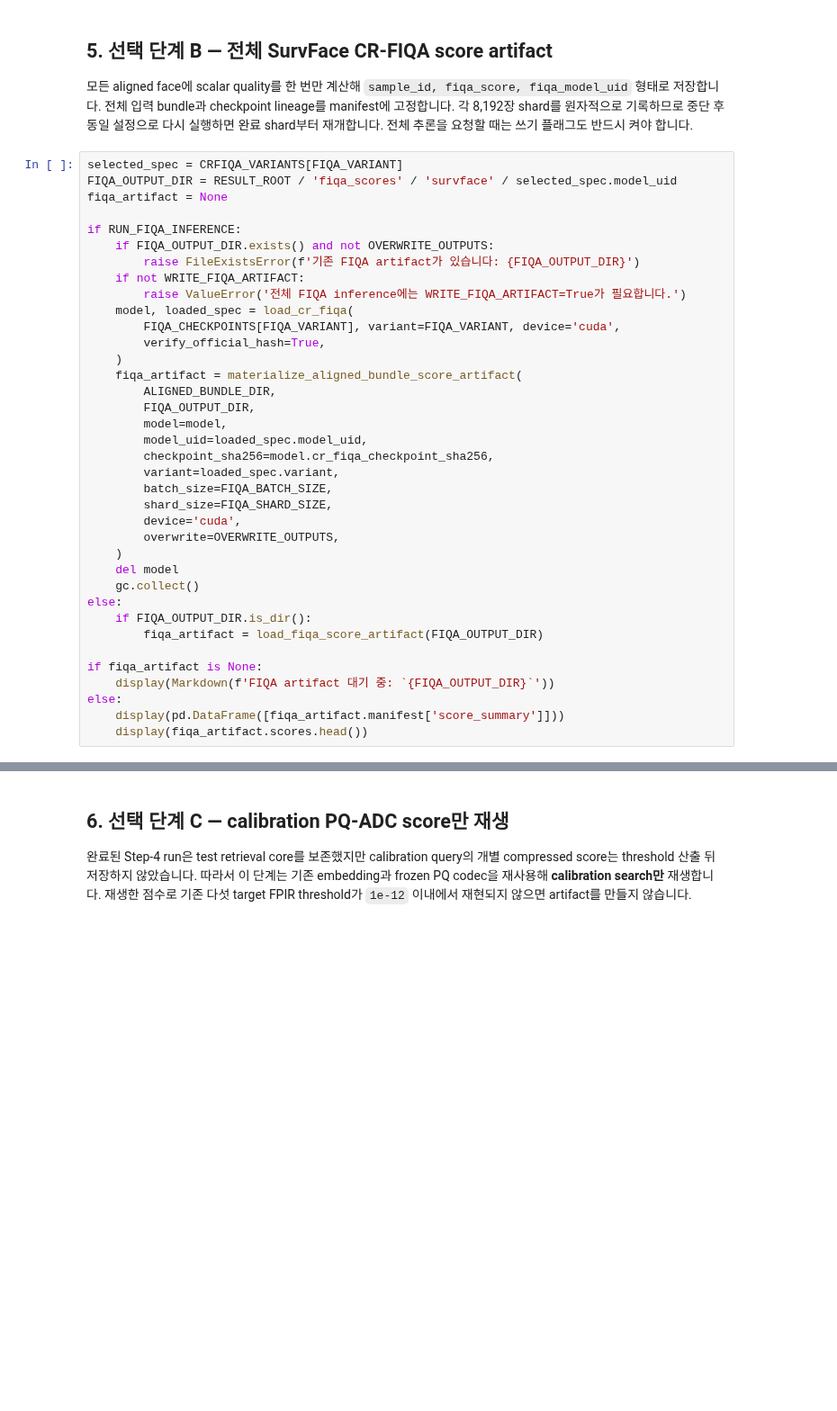
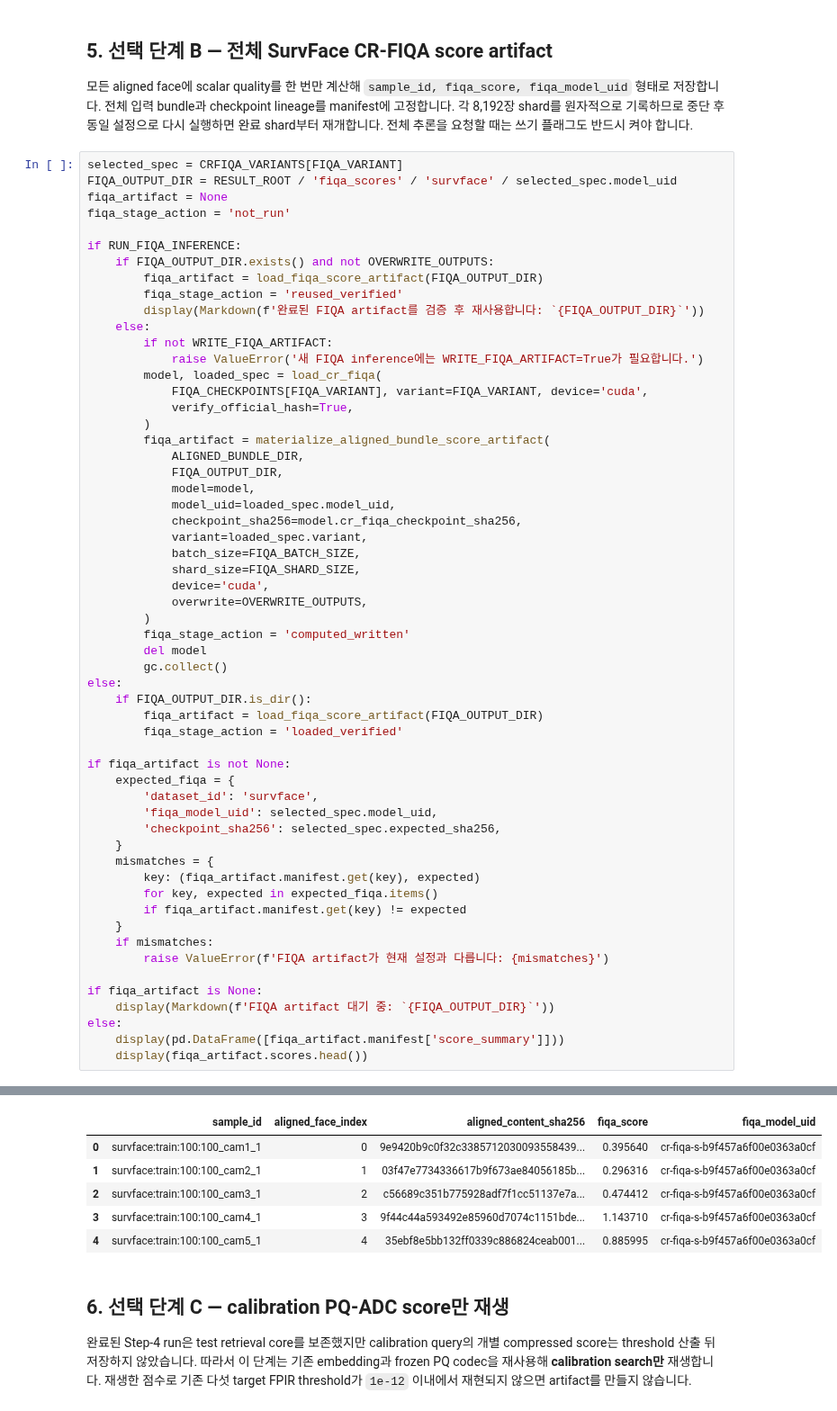
Before and after one commit to knougitrepos/ronbun, a Jupyter notebook: notebooks/calibration/00_fiqa_conditioned_threshold_calibration.ipynb, the cells around one changed output, grey strips where cells are left out. Shown at 90% size. Saved outputs shown, nothing was run; the diff lists cells and outputs as text; blank space fills up the shorter version.

```diff
--- a/notebooks/calibration/00_fiqa_conditioned_threshold_calibration.ipynb
+++ b/notebooks/calibration/00_fiqa_conditioned_threshold_calibration.ipynb
@@ -254,36 +285,57 @@ else:
 selected_spec = CRFIQA_VARIANTS[FIQA_VARIANT]
 FIQA_OUTPUT_DIR = RESULT_ROOT / 'fiqa_scores' / 'survface' / selected_spec.model_uid
 fiqa_artifact = None
+fiqa_stage_action = 'not_run'
 
 if RUN_FIQA_INFERENCE:
     if FIQA_OUTPUT_DIR.exists() and not OVERWRITE_OUTPUTS:
-        raise FileExistsError(f'기존 FIQA artifact가 있습니다: {FIQA_OUTPUT_DIR}')
-    if not WRITE_FIQA_ARTIFACT:
-        raise ValueError('전체 FIQA inference에는 WRITE_FIQA_ARTIFACT=True가 필요합니다.')
-    model, loaded_spec = load_cr_fiqa(
-        FIQA_CHECKPOINTS[FIQA_VARIANT], variant=FIQA_VARIANT, device='cuda',
-        verify_official_hash=True,
-    )
-    fiqa_artifact = materialize_aligned_bundle_score_artifact(
-        ALIGNED_BUNDLE_DIR,
-        FIQA_OUTPUT_DIR,
-        model=model,
-        model_uid=loaded_spec.model_uid,
-        checkpoint_sha256=model.cr_fiqa_checkpoint_sha256,
-        variant=loaded_spec.variant,
-        batch_size=FIQA_BATCH_SIZE,
-        shard_size=FIQA_SHARD_SIZE,
-        device='cuda',
-        overwrite=OVERWRITE_OUTPUTS,
-    )
-    del model
-    gc.collect()
+        fiqa_artifact = load_fiqa_score_artifact(FIQA_OUTPUT_DIR)
+        fiqa_stage_action = 'reused_verified'
+        display(Markdown(f'완료된 FIQA artifact를 검증 후 재사용합니다: `{FIQA_OUTPUT_DIR}`'))
+    else:
+        if not WRITE_FIQA_ARTIFACT:
+            raise ValueError('새 FIQA inference에는 WRITE_FIQA_ARTIFACT=True가 필요합니다.')
+        model, loaded_spec = load_cr_fiqa(
+            FIQA_CHECKPOINTS[FIQA_VARIANT], variant=FIQA_VARIANT, device='cuda',
+            verify_official_hash=True,
+        )
+        fiqa_artifact = materialize_aligned_bundle_score_artifact(
+            ALIGNED_BUNDLE_DIR,
+            FIQA_OUTPUT_DIR,
+            model=model,
+            model_uid=loaded_spec.model_uid,
+            checkpoint_sha256=model.cr_fiqa_checkpoint_sha256,
+            variant=loaded_spec.variant,
+            batch_size=FIQA_BATCH_SIZE,
+            shard_size=FIQA_SHARD_SIZE,
+            device='cuda',
+            overwrite=OVERWRITE_OUTPUTS,
+        )
+        fiqa_stage_action = 'computed_written'
+        del model
+        gc.collect()
 else:
     if FIQA_OUTPUT_DIR.is_dir():
         fiqa_artifact = load_fiqa_score_artifact(FIQA_OUTPUT_DIR)
+        fiqa_stage_action = 'loaded_verified'
+
+if fiqa_artifact is not None:
+    expected_fiqa = {
+        'dataset_id': 'survface',
+        'fiqa_model_uid': selected_spec.model_uid,
+        'checkpoint_sha256': selected_spec.expected_sha256,
+    }
+    mismatches = {
+        key: (fiqa_artifact.manifest.get(key), expected)
+        for key, expected in expected_fiqa.items()
+        if fiqa_artifact.manifest.get(key) != expected
+    }
+    if mismatches:
+        raise ValueError(f'FIQA artifact가 현재 설정과 다릅니다: {mismatches}')
 
 if fiqa_artifact is None:
     display(Markdown(f'FIQA artifact 대기 중: `{FIQA_OUTPUT_DIR}`'))
 else:
     display(pd.DataFrame([fiqa_artifact.manifest['score_summary']]))
     display(fiqa_artifact.scores.head())
+# %% [output]
@@ -290,3 +344,9 @@ else:
+|  | sample_id | aligned_face_index | aligned_content_sha256 | fiqa_score | fiqa_model_uid |
+| 0 | survface:train:100:100_cam1_1 | 0 | 9e9420b9c0f32c3385712030093558439... | 0.395640 | cr-fiqa-s-b9f457a6f00e0363a0cf |
+| 1 | survface:train:100:100_cam2_1 | 1 | 03f47e7734336617b9f673ae84056185b... | 0.296316 | cr-fiqa-s-b9f457a6f00e0363a0cf |
+| 2 | survface:train:100:100_cam3_1 | 2 | c56689c351b775928adf7f1cc51137e7a... | 0.474412 | cr-fiqa-s-b9f457a6f00e0363a0cf |
+| 3 | survface:train:100:100_cam4_1 | 3 | 9f44c44a593492e85960d7074c1151bde... | 1.143710 | cr-fiqa-s-b9f457a6f00e0363a0cf |
+| 4 | survface:train:100:100_cam5_1 | 4 | 35ebf8e5bb132ff0339c886824ceab001... | 0.885995 | cr-fiqa-s-b9f457a6f00e0363a0cf |
 # %% [markdown]
 ## 6. 선택 단계 C — calibration PQ-ADC score만 재생
 
```
Also changed, not shown: parts of 14 cells of this notebook, 15 other files.
